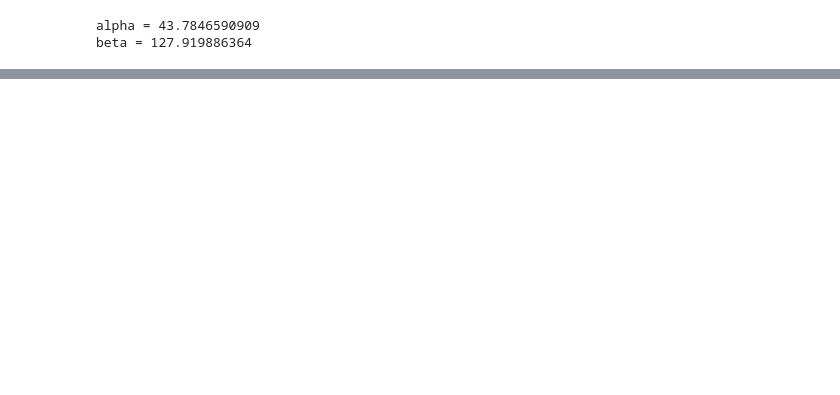
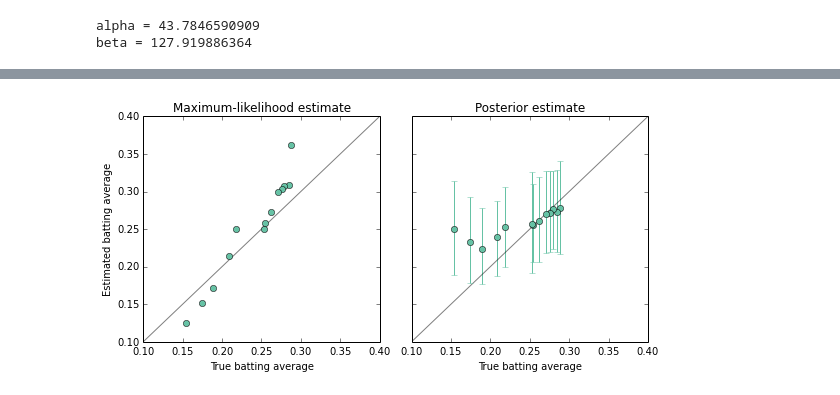
Before and after one commit to jhamrick/fall2013-python-seminar, a Jupyter notebook: hw11/batting-averages.ipynb, the cells around one changed output, grey strips where cells are left out. Drawn from its saved outputs; the diff is of its cells as text; code cells hidden in the pictures; blank space fills up the shorter version.

```diff
--- a/hw11/batting-averages.ipynb
+++ b/hw11/batting-averages.ipynb
@@ -85,7 +114,7 @@ plt.tight_layout()
 # %%
 posterior = {}
-for player in M:
-    stats = M[player].stats()['mu']
+for i, player in enumerate(april.index):
+    stats = M.stats()['mu_%d' % i]
     lower = stats['quantiles'][2.5]
     mean = stats['mean']
     upper = stats['quantiles'][97.5]
@@ -104,19 +172,15 @@ print accuracy
 # %%
 def plot_mle(ax):
-    ax.plot([0.1, 0.4], [0.1, 0.4], 'k', alpha=0.5)
+    """Plot the true batting average vs maximum likelihood estimate"""
     ax.plot(year['AVG'], MLE, 'o')
     ax.set_xlabel("True batting average")
     ax.set_ylabel("Estimated batting average")
     ax.set_title("Maximum-likelihood estimate")
-    ax.set_xlim(0.1, 0.4)
-    ax.set_ylim(0.1, 0.4)
 # %%
 def plot_posterior(ax):
+    """Plot the true batting average vs posterior estimate"""
     lower = posterior['mean'] - posterior[2.5]
     upper = posterior[97.5] - posterior['mean']
-    ax.plot([0.1, 0.4], [0.1, 0.4], 'k', alpha=0.5)
     ax.errorbar(year['AVG'], posterior['mean'], yerr=[lower, upper], marker='o', ls='')
     ax.set_xlabel("True batting average")
     ax.set_title("Posterior estimate")
-    ax.set_xlim(0.1, 0.4)
-    ax.set_ylim(0.1, 0.4)
@@ -129,0 +187,21 @@ plt.tight_layout()
+# %%
+fig, (ax1, ax2) = plt.subplots(1, 2, sharex=True, sharey=True)
+
+# set axis limits
+ax1.set_xlim(0.1, 0.4)
+ax1.set_ylim(0.1, 0.4)
+
+# plot unity lines for easier comparison
+ax1.plot([0.1, 0.4], [0.1, 0.4], 'k', alpha=0.5)
+ax2.plot([0.1, 0.4], [0.1, 0.4], 'k', alpha=0.5)
+
+# plot the mle and posterior estimates
+plot_mle(ax1)
+plot_posterior(ax2)
+
+# adjust figure size
+fig.set_figwidth(8)
+fig.set_figheight(4)
+plt.tight_layout()
+# %% [output]
+[figure, added]
```
Also changed, not shown: parts of 16 cells of this notebook.
